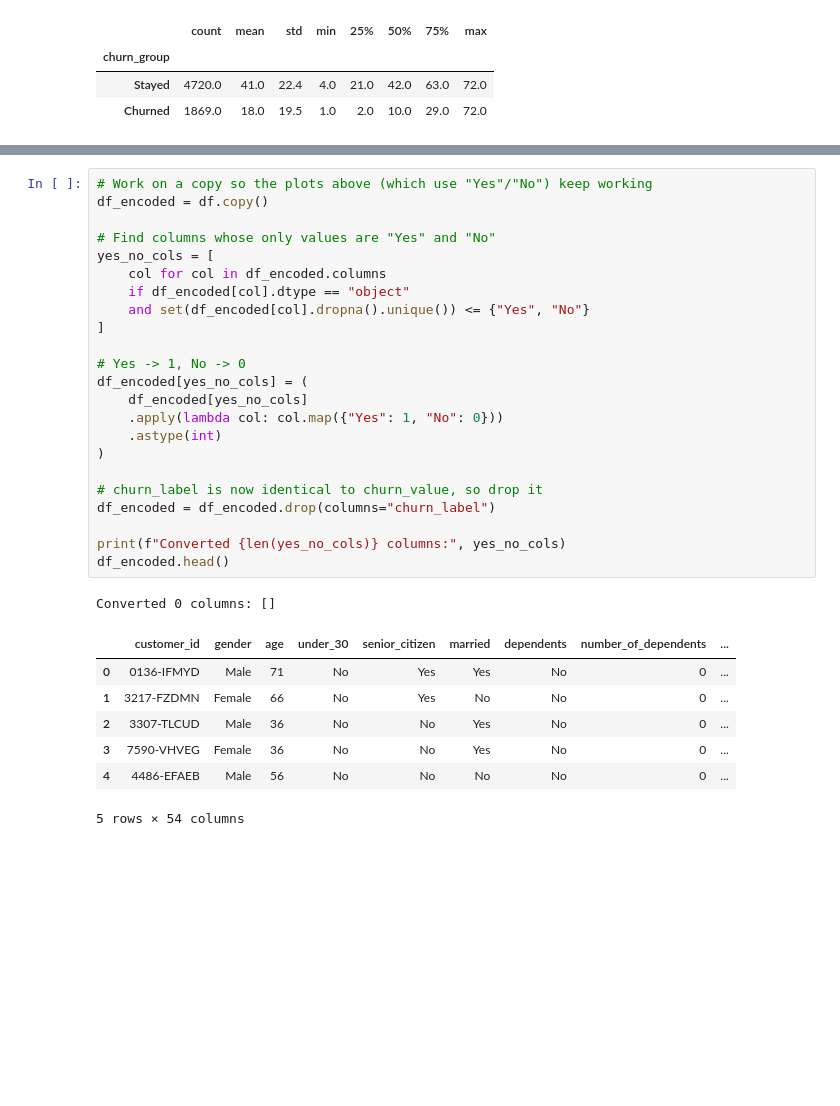
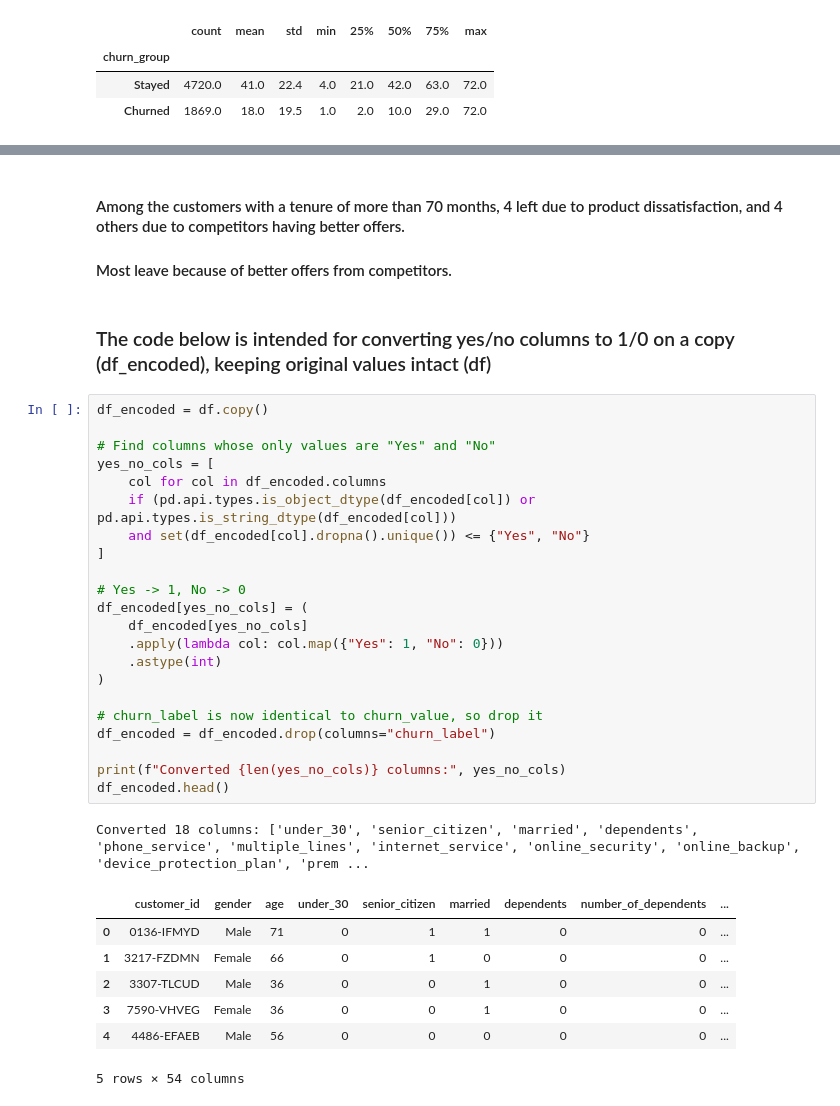
Before and after one commit to iarinacc/telco-churn-analysis, a Jupyter notebook: notebooks/01_eda.ipynb, the cells around one changed output, grey strips where cells are left out. Saved outputs shown, nothing was run; the diff lists cells and outputs as text; blank space fills up the shorter version.

```diff
--- a/notebooks/01_eda.ipynb
+++ b/notebooks/01_eda.ipynb
@@ -263,32 +313,36 @@ df_cmp.groupby("churn_group")["tenure_months"].describe().loc[order].round(1)
+# %% [markdown]
+#### Among the customers with a tenure of more than 70 months, 4 left due to product dissatisfaction, and 4 others due to competitors having better offers.
+#### Most leave because of better offers from competitors.
+# %% [markdown]
+### The code below is intended for converting yes/no columns to 1/0 on a copy (df_encoded), keeping original values intact (df)
 # %%
-# Work on a copy so the plots above (which use "Yes"/"No") keep working
 df_encoded = df.copy()
 
 # Find columns whose only values are "Yes" and "No"
 yes_no_cols = [
     col for col in df_encoded.columns
-    if df_encoded[col].dtype == "object"
+    if (pd.api.types.is_object_dtype(df_encoded[col]) or pd.api.types.is_string_dtype(df_encoded[col]))
     and set(df_encoded[col].dropna().unique()) <= {"Yes", "No"}
 ]
 
 # Yes -> 1, No -> 0
 df_encoded[yes_no_cols] = (
     df_encoded[yes_no_cols]
     .apply(lambda col: col.map({"Yes": 1, "No": 0}))
     .astype(int)
 )
 
 # churn_label is now identical to churn_value, so drop it
 df_encoded = df_encoded.drop(columns="churn_label")
 
 print(f"Converted {len(yes_no_cols)} columns:", yes_no_cols)
 df_encoded.head()
 # %% [output]
-Converted 0 columns: []
+Converted 18 columns: ['under_30', 'senior_citizen', 'married', 'dependents', 'phone_service', 'multiple_lines', 'internet_service', 'online_security', 'online_backup', 'device_protection_plan', 'prem ...
 |  | customer_id | gender | age | under_30 | senior_citizen | married | dependents | number_of_dependents | ... |
-| 0 | 0136-IFMYD | Male | 71 | No | Yes | Yes | No | 0 | ... |
-| 1 | 3217-FZDMN | Female | 66 | No | Yes | No | No | 0 | ... |
-| 2 | 3307-TLCUD | Male | 36 | No | No | Yes | No | 0 | ... |
-| 3 | 7590-VHVEG | Female | 36 | No | No | Yes | No | 0 | ... |
-| 4 | 4486-EFAEB | Male | 56 | No | No | No | No | 0 | ... |
+| 0 | 0136-IFMYD | Male | 71 | 0 | 1 | 1 | 0 | 0 | ... |
+| 1 | 3217-FZDMN | Female | 66 | 0 | 1 | 0 | 0 | 0 | ... |
+| 2 | 3307-TLCUD | Male | 36 | 0 | 0 | 1 | 0 | 0 | ... |
+| 3 | 7590-VHVEG | Female | 36 | 0 | 0 | 1 | 0 | 0 | ... |
+| 4 | 4486-EFAEB | Male | 56 | 0 | 0 | 0 | 0 | 0 | ... |
 5 rows × 54 columns
```
Also changed, not shown: parts of 17 cells of this notebook.
